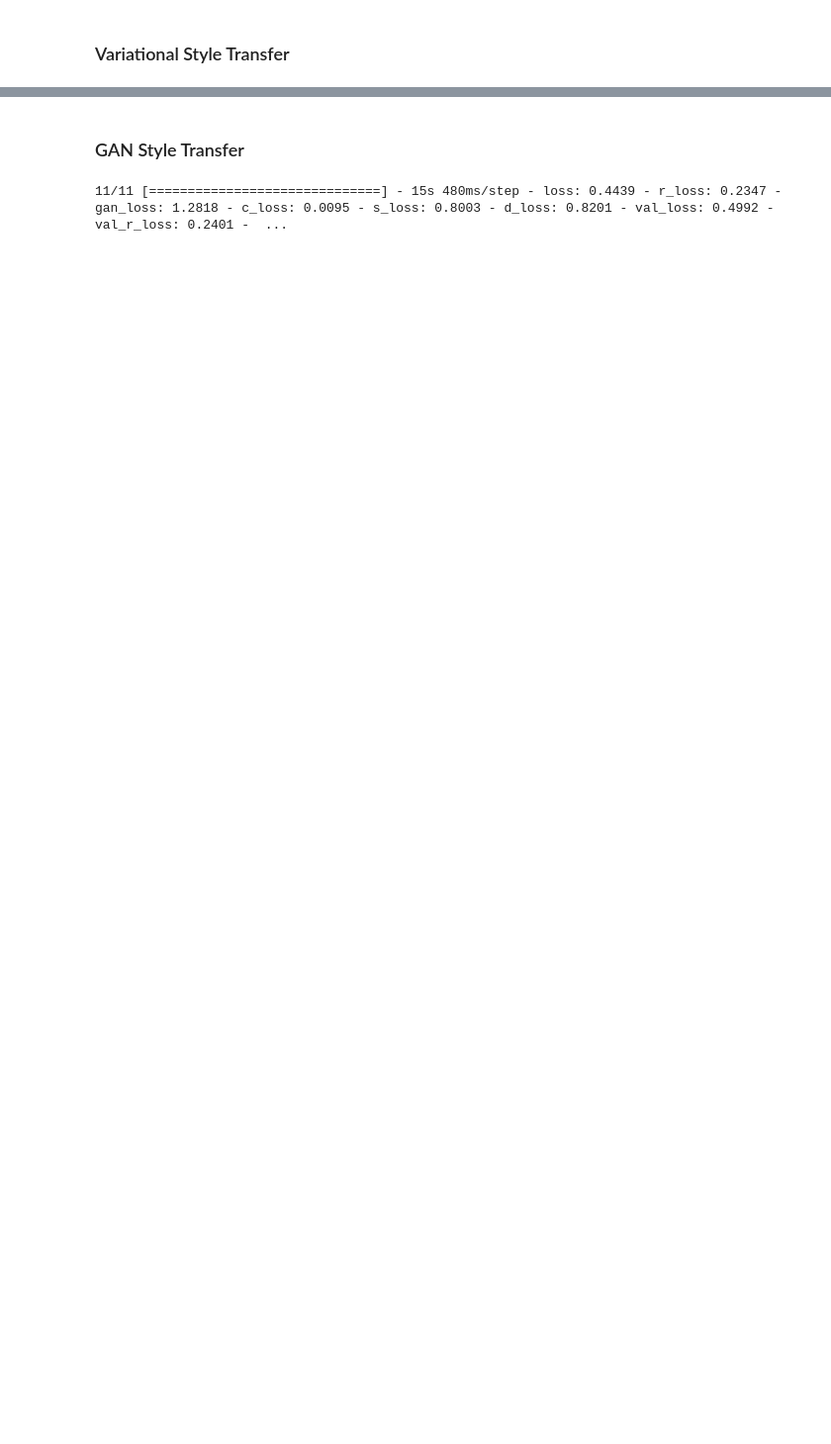
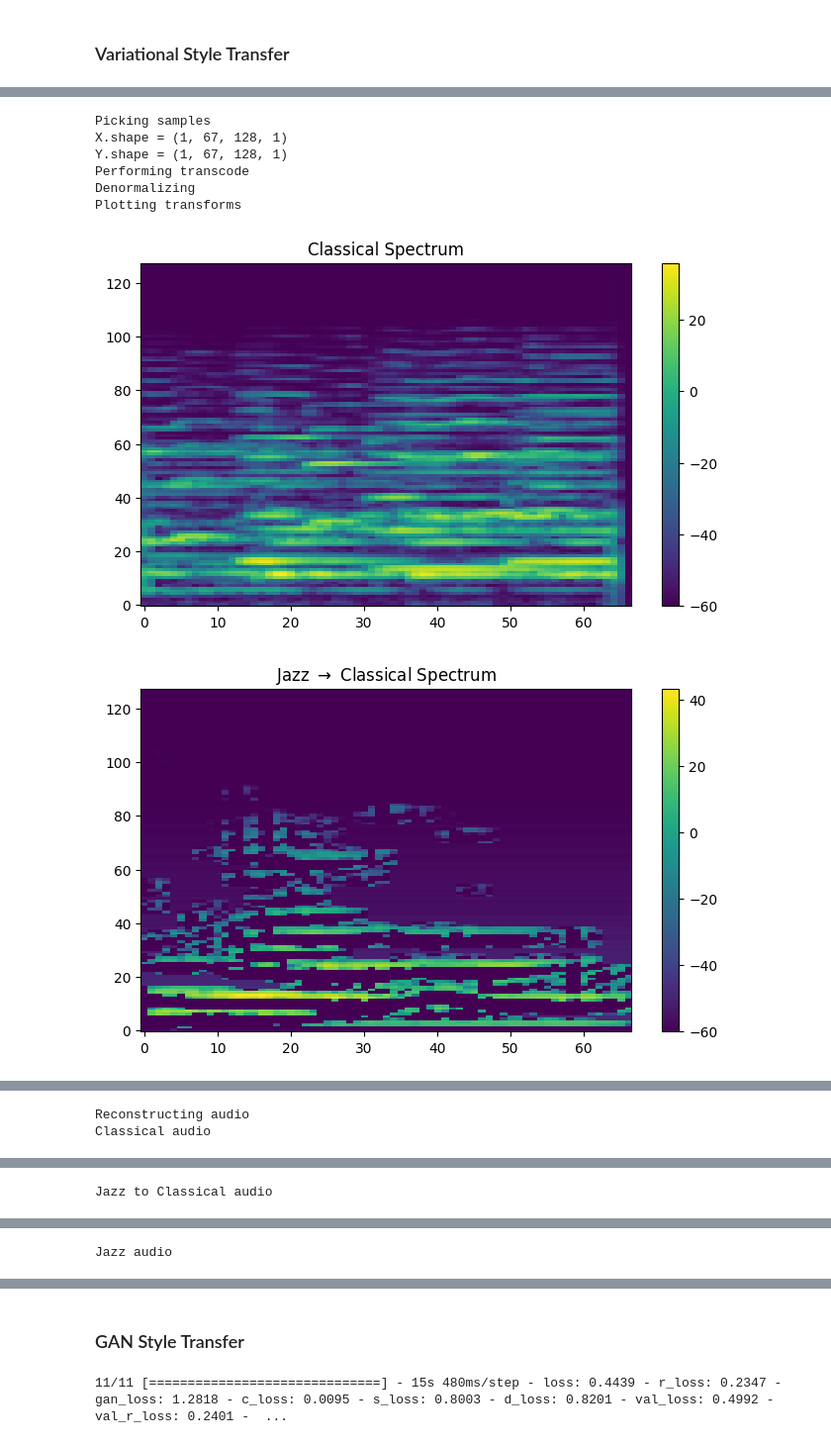
Before and after one commit to FlorSanders/AutoStyleTransfer, a Jupyter notebook: transcoders.ipynb, the cells around one changed output, grey strips where cells are left out. Shown at 99% size. Drawn from its saved outputs; the diff is of its cells as text; code cells hidden in the pictures; blank space fills up the shorter version.

```diff
--- a/transcoders.ipynb
+++ b/transcoders.ipynb
@@ -218,12 +237,14 @@ from models.transcoders import VariationalTranscoder
 # %%
 default_params = {
     "feature_shape": input_shape,
-    "compression": 8,
-    "kernel_size": 3,
-    "conv_depth": 1,
+    "compression": 4,
+    "kernel_size": 5,
+    "conv_depth": 2,
     "input_chans_multiplier": 1,
     "skip_connection": False,
     "pooling_type": "average",
     "h_reg": 1e-3,
-    "kl_reg": 1e-6,
+    "kl_reg": 1e-5,
 }
+results_path = os.path.join("./results/VariationalTranscoder")
+os.makedirs(results_path, exist_ok=True)
@@ -230,6 +255,4 @@ default_params = {
 # %%
-# Test training
-transcoder = VariationalTranscoder(**default_params)
-transcoder.compile(optimizer="adam")
-history = transcoder.fit(X_c_train, X_j_train, epochs=5, shuffle=True, validation_data=(X_c_val, X_j_val), verbose=1)
+# Train model w/o regularization
+history = transcoder.fit(X_c_train, X_j_train, epochs=25, shuffle=True, validation_data=(X_c_val, X_j_val), verbose=1)
 # %% [output]
@@ -325,2 +276,12 @@ history = autoencoder.fit(X_train, X_train, epochs=250, shuffle=True, validation
 # %%
 # Test transcoder
+test_transcoder(transcoder)
+# %% [output]
+Picking samples
+X.shape = (1, 67, 128, 1)
+Y.shape = (1, 67, 128, 1)
+Performing transcode
+Denormalizing
+Plotting transforms
+[figure, added]
+[figure, added]
@@ -326,0 +290,2 @@ history = autoencoder.fit(X_train, X_train, epochs=250, shuffle=True, validation
+Reconstructing audio
+Classical audio
@@ -326,0 +293 @@ history = autoencoder.fit(X_train, X_train, epochs=250, shuffle=True, validation
+Jazz to Classical audio
@@ -326,0 +295 @@ history = autoencoder.fit(X_train, X_train, epochs=250, shuffle=True, validation
+Jazz audio
```
Also changed, not shown: parts of 33 cells of this notebook, 11 other files.
